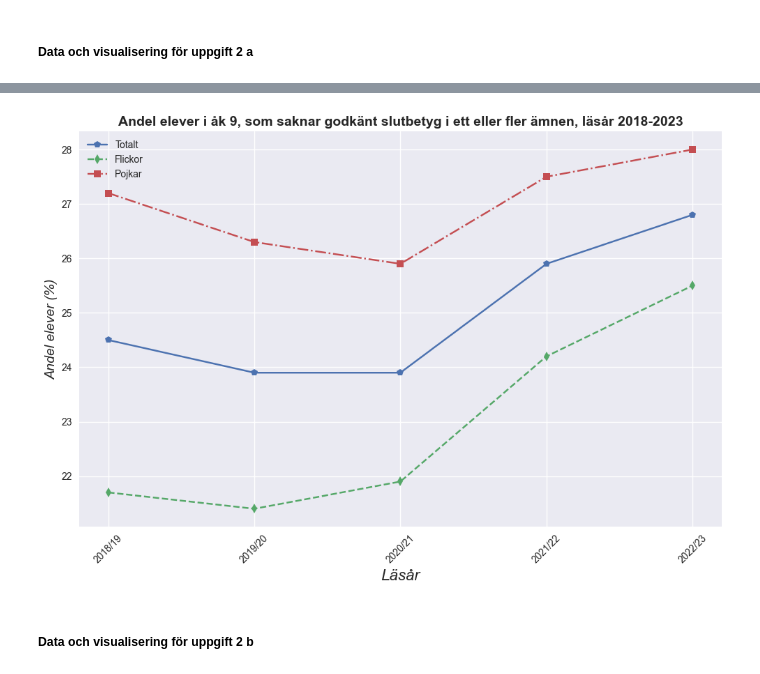
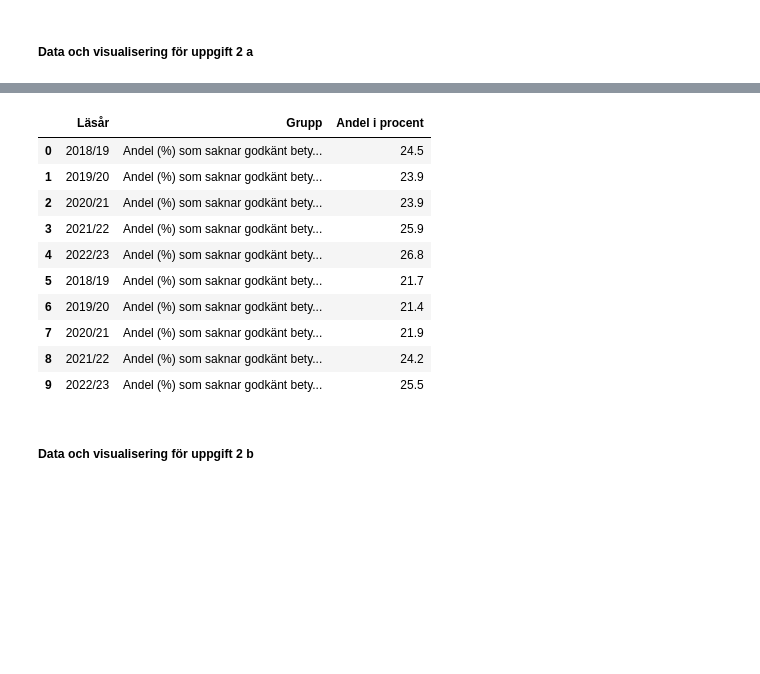
Before and after one commit to suseliwen/Labb2---skolstatistik, a Jupyter notebook: Labb2_uppgift2.ipynb, the cells around one changed output, grey strips where cells are left out. Cells and saved outputs as stored; diff of their text form; code cells hidden in the pictures; blank space fills up the shorter version.

```diff
--- a/Labb2_uppgift2.ipynb
+++ b/Labb2_uppgift2.ipynb
@@ -90,30 +91,25 @@ df_betyg_saknas
 | 2 | 2020/21 | 23.9 | 21.9 | 25.9 |
 | 3 | 2021/22 | 25.9 | 24.2 | 27.5 |
 | 4 | 2022/23 | 26.8 | 25.5 | 28.0 |
-# %%
-#Skapar en plot
-x = df_betyg_saknas["Läsår"]
-y = df_betyg_saknas["Andel (%) som saknar godkänt betyg: Totalt"]
-y1 = df_betyg_saknas["Andel (%) som saknar godkänt betyg: Flickor"]
-y2 = df_betyg_saknas["Andel (%) som saknar godkänt betyg: Pojkar"]
-
-plt.style.use('seaborn-v0_8')
-plt.figure(figsize=(10, 7))
-
-#Plottar varje linje separat
-plt.plot(x, y, marker='p', linestyle='-', label="Totalt")
-plt.plot(x, y1, marker='d', linestyle='--', label="Flickor")
-plt.plot(x, y2, marker='s', linestyle='-.', label="Pojkar")
-
-#Anpassningar diagrammet
-plt.xlabel("Läsår", fontsize = 16,  fontstyle="italic")
-plt.ylabel("Andel elever (%)", fontsize = 14,  fontstyle="italic")
-plt.title("Andel elever i åk 9, som saknar godkänt slutbetyg i ett eller fler ämnen, läsår 2018-2023", fontsize= 14, fontweight="bold")
-plt.xticks(rotation=45)
-plt.legend()
-plt.grid(True)
-plt.tight_layout()
-
-plt.show()
-# %% [output]
-[figure, removed]
+# %%
+#Omvandlar tidigare datafram från wide till long, eftersom diagramet ska visualiseras med plotly och inte matplot.
+df_betyg_saknas_long = df_betyg_saknas.melt(
+    id_vars=["Läsår"],
+    value_vars=["Andel (%) som saknar godkänt betyg: Totalt", "Andel (%) som saknar godkänt betyg: Flickor", "Andel (%) som saknar godkänt betyg: Pojkar"],
+    var_name="Grupp",
+    value_name="Andel i procent"
+)
+# %%
+df_betyg_saknas_long.head(10)
+# %% [output]
+|  | Läsår | Grupp | Andel i procent |
+| 0 | 2018/19 | Andel (%) som saknar godkänt bety... | 24.5 |
+| 1 | 2019/20 | Andel (%) som saknar godkänt bety... | 23.9 |
+| 2 | 2020/21 | Andel (%) som saknar godkänt bety... | 23.9 |
+| 3 | 2021/22 | Andel (%) som saknar godkänt bety... | 25.9 |
+| 4 | 2022/23 | Andel (%) som saknar godkänt bety... | 26.8 |
+| 5 | 2018/19 | Andel (%) som saknar godkänt bety... | 21.7 |
+| 6 | 2019/20 | Andel (%) som saknar godkänt bety... | 21.4 |
+| 7 | 2020/21 | Andel (%) som saknar godkänt bety... | 21.9 |
+| 8 | 2021/22 | Andel (%) som saknar godkänt bety... | 24.2 |
+| 9 | 2022/23 | Andel (%) som saknar godkänt bety... | 25.5 |
```
Also changed, not shown: parts of 6 cells of this notebook, 2 other files.
